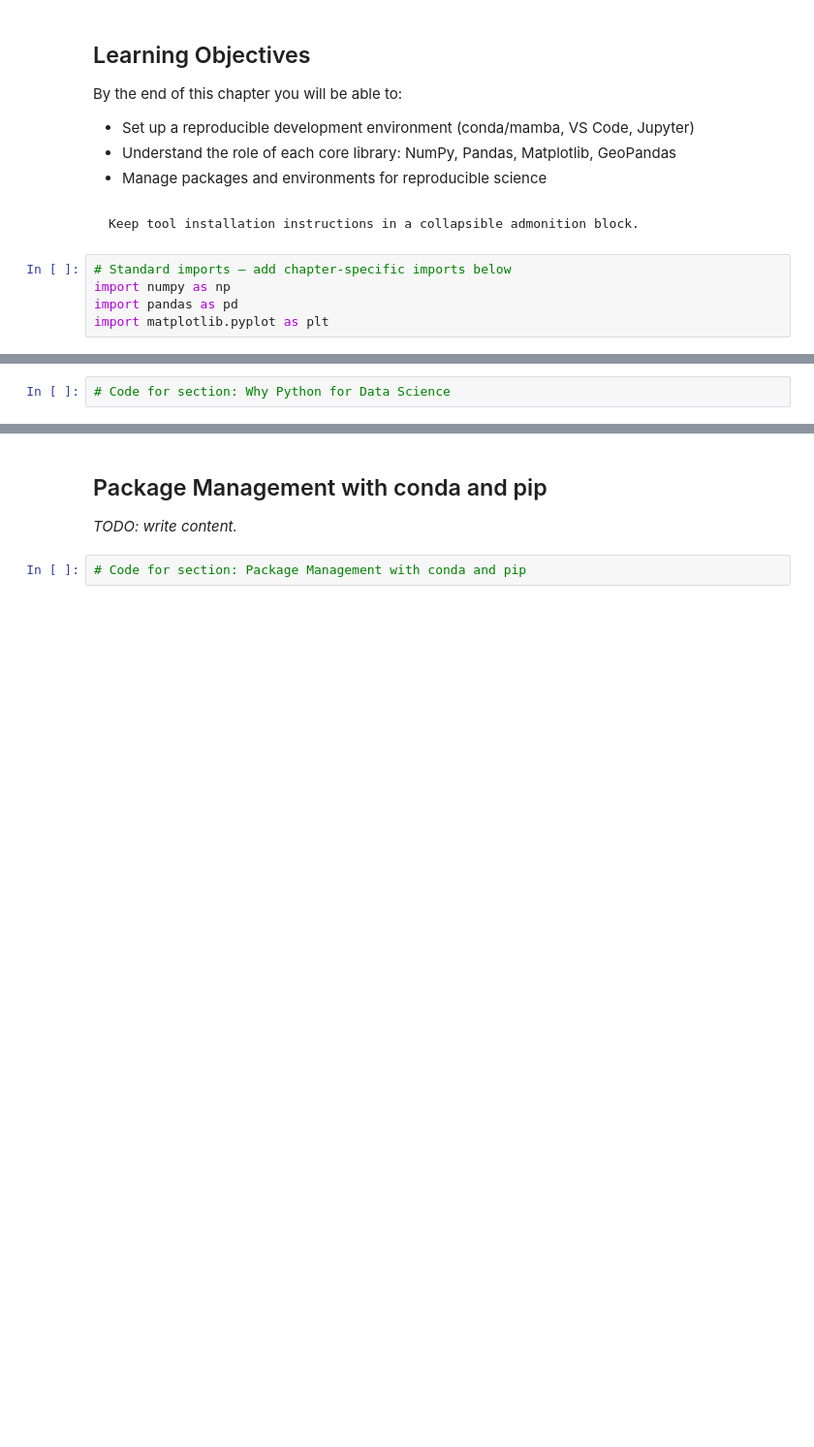
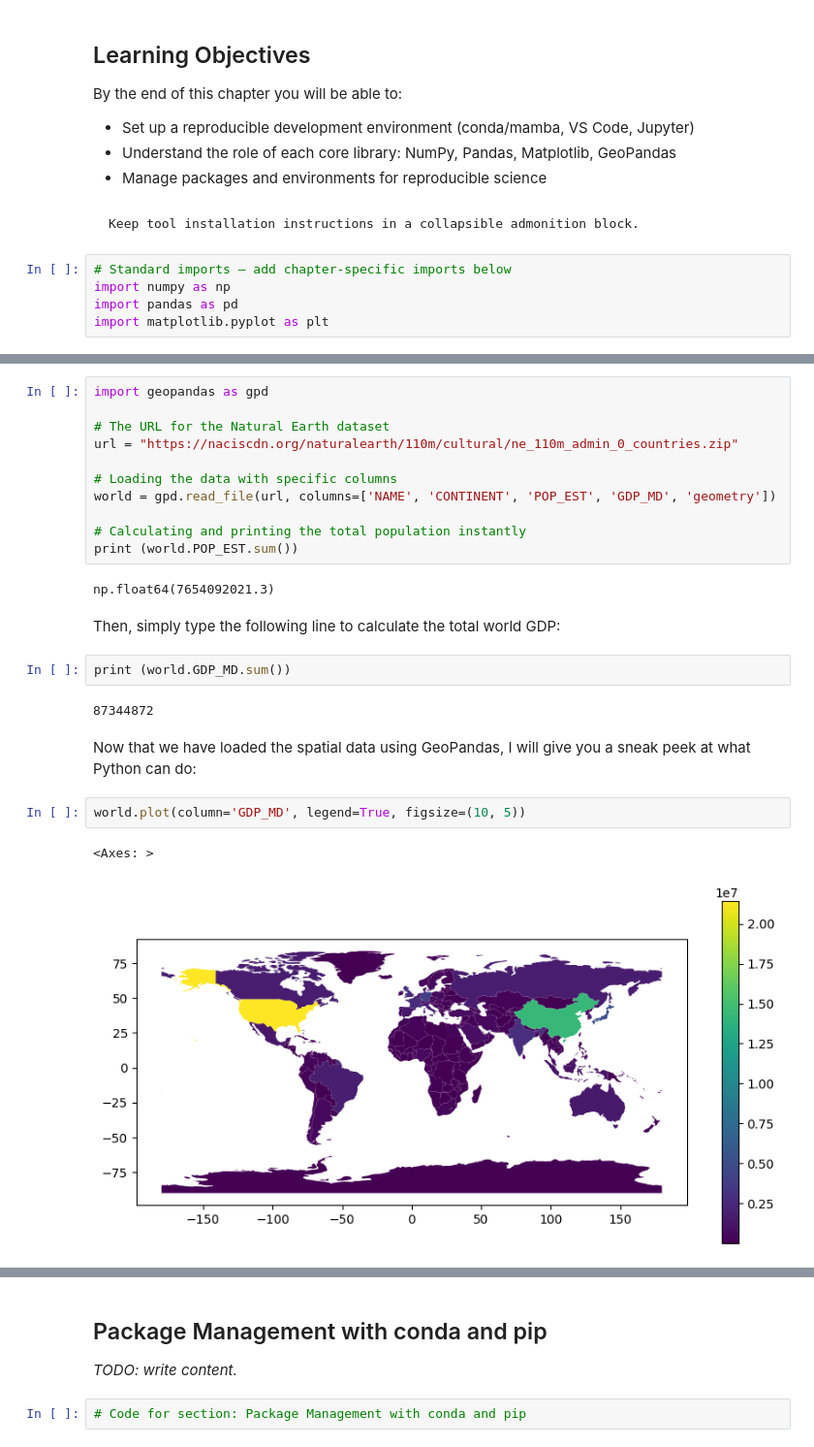
Before and after one commit to LambdaGeo/geospatial-modeling-python, a Jupyter notebook: docs/part1/ch01_ecosystem.ipynb, the cells around one changed output, grey strips where cells are left out. Shown at 97% size. Cells and saved outputs as stored; diff of their text form; blank space fills up the shorter version.

Commit message:
feat(ch1): add initial draft for python ecosystem section

```diff
--- a/docs/part1/ch01_ecosystem.ipynb
+++ b/docs/part1/ch01_ecosystem.ipynb
@@ -84,2 +41,26 @@ Arquivo 'world_data.csv' salvo com sucesso!
-# %%
-# Code for section: Why Python for Data Science
+# %%
+import geopandas as gpd
+
+# The URL for the Natural Earth dataset
+url = "https://naciscdn.org/naturalearth/110m/cultural/ne_110m_admin_0_countries.zip"
+
+# Loading the data with specific columns
+world = gpd.read_file(url, columns=['NAME', 'CONTINENT', 'POP_EST', 'GDP_MD', 'geometry'])
+
+# Calculating and printing the total population instantly
+print (world.POP_EST.sum())
+# %% [output]
+np.float64(7654092021.3)
+# %% [markdown]
+Then, simply type the following line to calculate the total world GDP:
+# %%
+print (world.GDP_MD.sum())
+# %% [output]
+87344872
+# %% [markdown]
+Now that we have loaded the spatial data using GeoPandas, I will give you a sneak peek at what Python can do:
+# %%
+world.plot(column='GDP_MD', legend=True, figsize=(10, 5))
+# %% [output]
+<Axes: >
+[figure, added]
```
Also changed, not shown: parts of 13 cells of this notebook, 3 other files.
